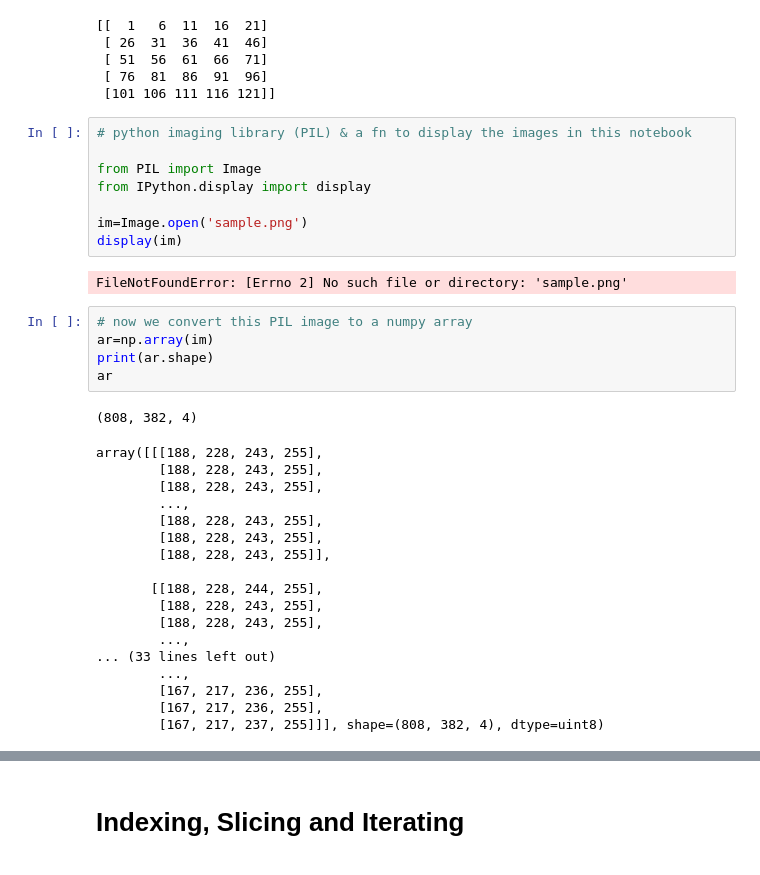
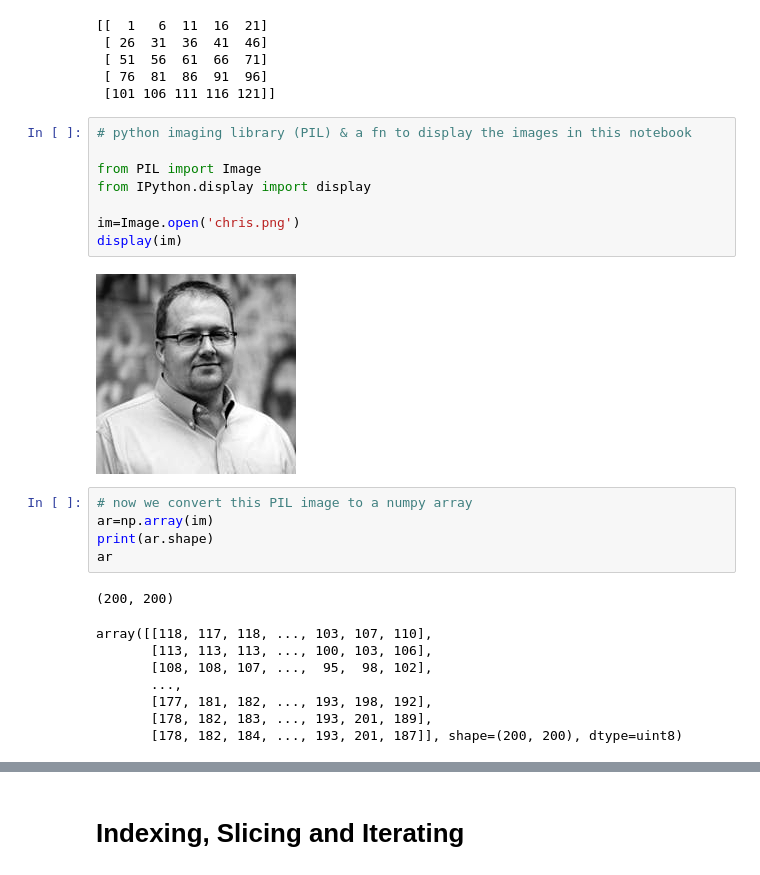
Before and after one commit to pranauvskandhan/python-data-analysis-portfolio, a Jupyter notebook: Week1/numpy_arrays.ipynb, the cells around one changed output, grey strips where cells are left out. Drawn from its saved outputs; the diff is of its cells as text.

```diff
--- a/Week1/numpy_arrays.ipynb
+++ b/Week1/numpy_arrays.ipynb
@@ -173,37 +173,27 @@ print(z)
 # %%
 # python imaging library (PIL) & a fn to display the images in this notebook
 
 from PIL import Image
 from IPython.display import display
 
-im=Image.open('sample.png')
+im=Image.open('chris.png')
 display(im)
 # %% [output]
-FileNotFoundError: [Errno 2] No such file or directory: 'sample.png'
+[figure, added]
 # %%
 # now we convert this PIL image to a numpy array
 ar=np.array(im)
 print(ar.shape)
 ar
 # %% [output]
-(808, 382, 4)
+(200, 200)
-array([[[188, 228, 243, 255],
-        [188, 228, 243, 255],
-        [188, 228, 243, 255],
-        ...,
-        [188, 228, 243, 255],
-        [188, 228, 243, 255],
-        [188, 228, 243, 255]],
-
-       [[188, 228, 244, 255],
-        [188, 228, 243, 255],
-        [188, 228, 243, 255],
-        ...,
-... (33 lines left out)
-        ...,
-        [167, 217, 236, 255],
-        [167, 217, 236, 255],
-        [167, 217, 237, 255]]], shape=(808, 382, 4), dtype=uint8)
+array([[118, 117, 118, ..., 103, 107, 110],
+       [113, 113, 113, ..., 100, 103, 106],
+       [108, 108, 107, ...,  95,  98, 102],
+       ...,
+       [177, 181, 182, ..., 193, 198, 192],
+       [178, 182, 183, ..., 193, 201, 189],
+       [178, 182, 184, ..., 193, 201, 187]], shape=(200, 200), dtype=uint8)
 # %%
 # uint means they're unsigned integers (so no -ve numbers) & the 8 means 8 bits per size
 # for black n white images, black is stored as 0 & white is stored as 255
```
Also changed, not shown: parts of 29 cells of this notebook.
